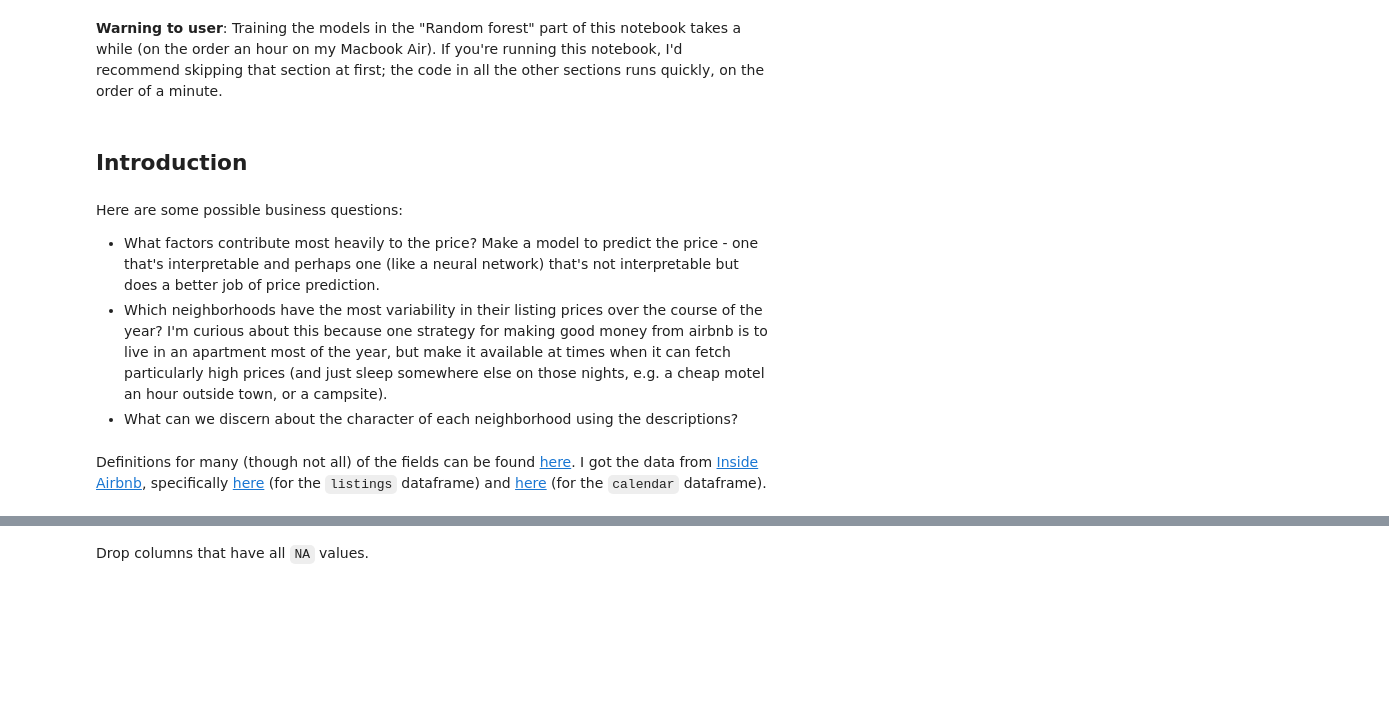
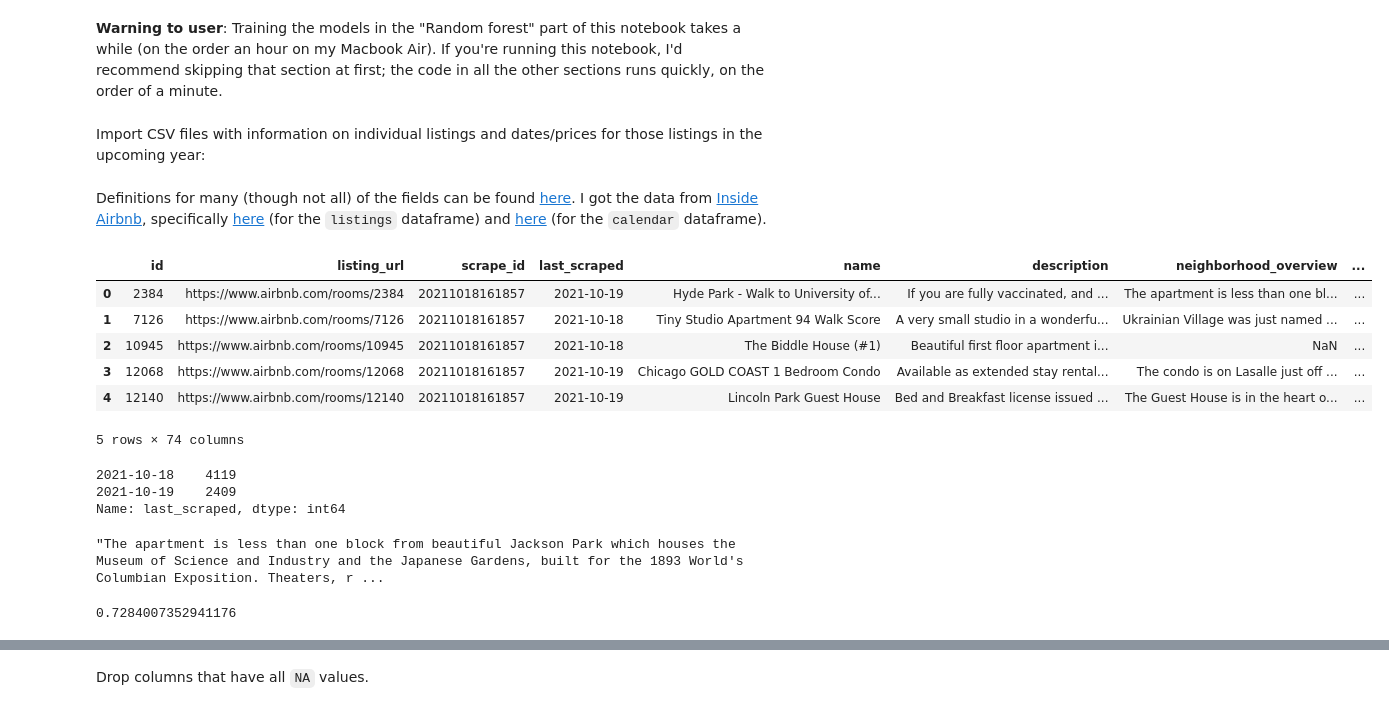
Before and after one commit to tdauer2718/airbnb-chicago, a Jupyter notebook: Chicago Airbnb analysis.ipynb, the cells around one changed output, grey strips where cells are left out. Cells and saved outputs as stored; diff of their text form; code cells hidden in the pictures; blank space fills up the shorter version.

```diff
--- a/Chicago Airbnb analysis.ipynb
+++ b/Chicago Airbnb analysis.ipynb
@@ -15,16 +43,34 @@ from sklearn.model_selection import cross_validate
 from sklearn.preprocessing import OneHotEncoder
 # %% [markdown]
 **Warning to user**: Training the models in the "Random forest" part of this notebook takes a while (on the order an hour on my Macbook Air). If you're running this notebook, I'd recommend skipping that section at first; the code in all the other sections runs quickly, on the order of a minute.
-# %% [markdown]
-## Introduction
-# %% [markdown]
-Here are some possible business questions:
-
-- What factors contribute most heavily to the price? Make a model to predict the price - one that's interpretable and perhaps one (like a neural network) that's not interpretable but does a better job of price prediction.
-- Which neighborhoods have the most variability in their listing prices over the course of the year? I'm curious about this because one strategy for making good money from airbnb is to live in an apartment most of the year, but make it available at times when it can fetch particularly high prices (and just sleep somewhere else on those nights, e.g. a cheap motel an hour outside town, or a campsite).
-- What can we discern about the character of each neighborhood using the descriptions?
+# %% [markdown]
+Import CSV files with information on individual listings and dates/prices for those listings in the upcoming year:
 # %%
 listings = pd.read_csv("listings.csv")
 calendar = pd.read_csv("calendar.csv")
 # %% [markdown]
 Definitions for many (though not all) of the fields can be found [here](https://docs.google.com/spreadsheets/d/1iWCNJcSutYqpULSQHlNyGInUvHg2BoUGoNRIGa6Szc4/edit#gid=982310896). I got the data from [Inside Airbnb](http://insideairbnb.com/get-the-data.html), specifically [here](http://data.insideairbnb.com/united-states/il/chicago/2021-10-18/data/listings.csv.gz) (for the `listings` dataframe) and [here](http://data.insideairbnb.com/united-states/il/chicago/2021-10-18/data/calendar.csv.gz) (for the `calendar` dataframe).
+# %%
+listings.head()
+# %% [output]
+|  | id | listing_url | scrape_id | last_scraped | name | description | neighborhood_overview | ... |
+| 0 | 2384 | https://www.airbnb.com/rooms/2384 | 20211018161857 | 2021-10-19 | Hyde Park - Walk to University of... | If you are fully vaccinated, and ... | The apartment is less than one bl... | ... |
+| 1 | 7126 | https://www.airbnb.com/rooms/7126 | 20211018161857 | 2021-10-18 | Tiny Studio Apartment 94 Walk Score | A very small studio in a wonderfu... | Ukrainian Village was just named ... | ... |
+| 2 | 10945 | https://www.airbnb.com/rooms/10945 | 20211018161857 | 2021-10-18 | The Biddle House (#1) | Beautiful first floor apartment i... | NaN | ... |
+| 3 | 12068 | https://www.airbnb.com/rooms/12068 | 20211018161857 | 2021-10-19 | Chicago GOLD COAST 1 Bedroom Condo | Available as extended stay rental... | The condo is on Lasalle just off ... | ... |
+| 4 | 12140 | https://www.airbnb.com/rooms/12140 | 20211018161857 | 2021-10-19 | Lincoln Park Guest House | Bed and Breakfast license issued ... | The Guest House is in the heart o... | ... |
+5 rows × 74 columns
+# %%
+listings['last_scraped'].value_counts()
+# %% [output]
+2021-10-18    4119
+2021-10-19    2409
+Name: last_scraped, dtype: int64
+# %%
+listings['neighborhood_overview'][0]
+# %% [output]
+"The apartment is less than one block from beautiful Jackson Park which houses the Museum of Science and Industry and the Japanese Gardens, built for the 1893 World's Columbian Exposition. Theaters, r ...
+# %%
+sum(listings['neighborhood_overview'].notnull())/len(listings)
+# %% [output]
+0.7284007352941176
```
Also changed, not shown: parts of 167 cells of this notebook.
